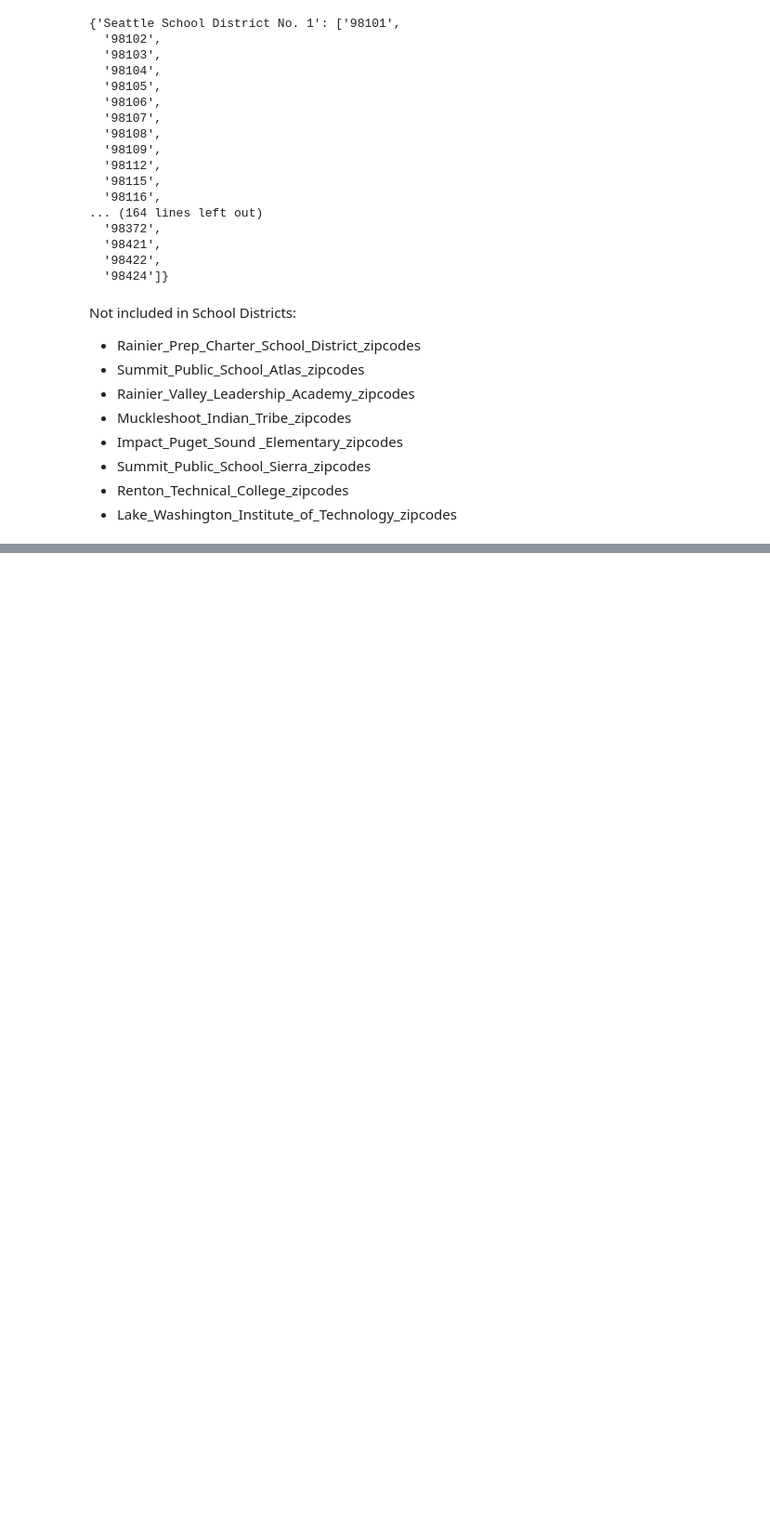
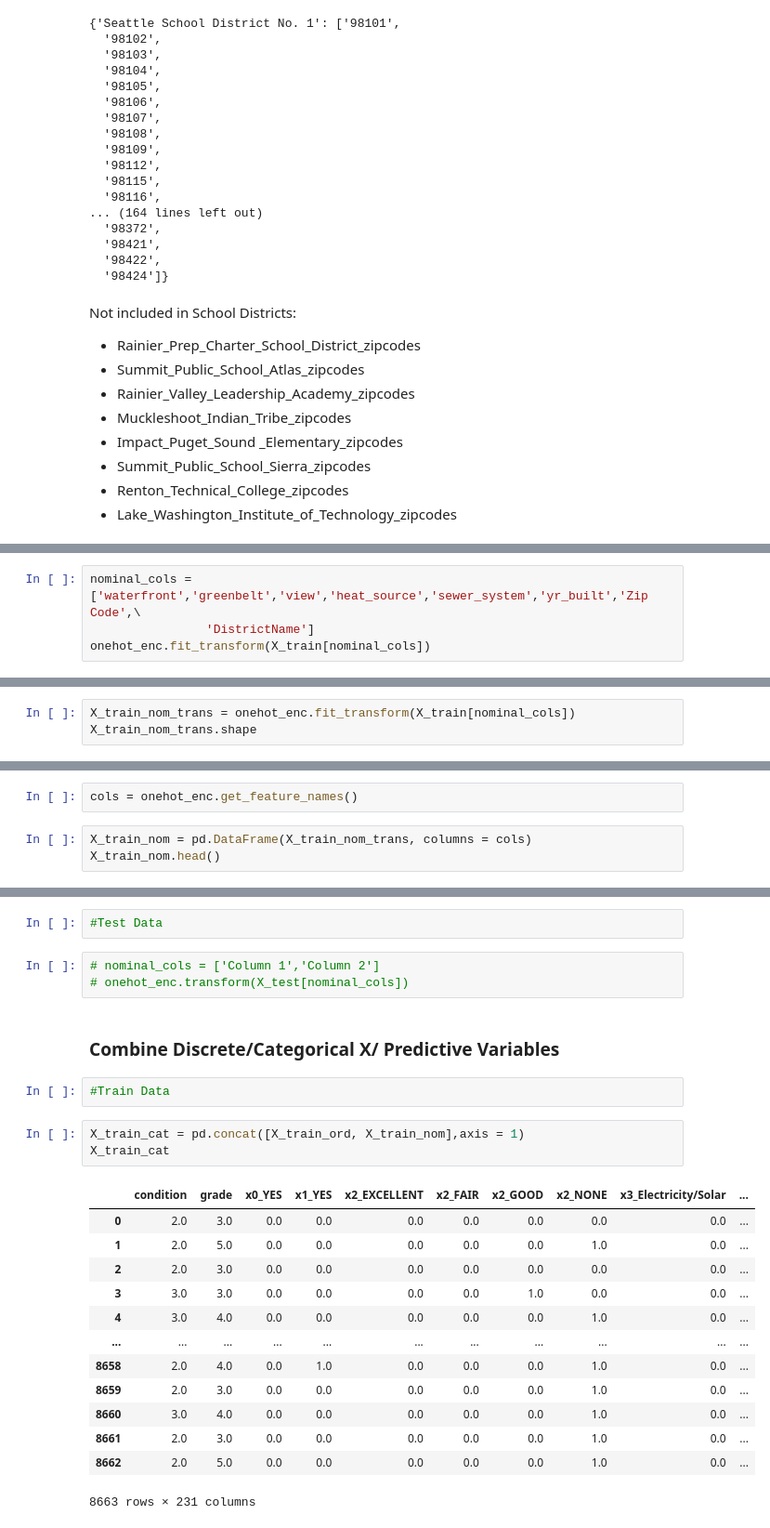
Before and after one commit to aokdata/King-County-House-Sales-, a Jupyter notebook: Aidan/Aidan Workbook.ipynb, the cells around one changed output, grey strips where cells are left out. Shown at 93% size. Cells and saved outputs as stored; diff of their text form; blank space fills up the shorter version.

```diff
--- a/Aidan/Aidan Workbook.ipynb
+++ b/Aidan/Aidan Workbook.ipynb
@@ -672,0 +840,4 @@ Not included in School Districts:<br>
+# %%
+nominal_cols = ['waterfront','greenbelt','view','heat_source','sewer_system','yr_built','Zip Code',\
+                'DistrictName']
+onehot_enc.fit_transform(X_train[nominal_cols])
@@ -672,0 +852,3 @@ Not included in School Districts:<br>
+# %%
+X_train_nom_trans = onehot_enc.fit_transform(X_train[nominal_cols])
+X_train_nom_trans.shape
@@ -672,0 +857,5 @@ Not included in School Districts:<br>
+# %%
+cols = onehot_enc.get_feature_names()
+# %%
+X_train_nom = pd.DataFrame(X_train_nom_trans, columns = cols)
+X_train_nom.head()
@@ -672,0 +869,26 @@ Not included in School Districts:<br>
+# %%
+#Test Data
+# %%
+# nominal_cols = ['Column 1','Column 2']
+# onehot_enc.transform(X_test[nominal_cols])
+# %% [markdown]
+### Combine Discrete/Categorical X/ Predictive Variables
+# %%
+#Train Data
+# %%
+X_train_cat = pd.concat([X_train_ord, X_train_nom],axis = 1)
+X_train_cat
+# %% [output]
+|  | condition | grade | x0_YES | x1_YES | x2_EXCELLENT | x2_FAIR | x2_GOOD | x2_NONE | x3_Electricity/Solar | ... |
+| 0 | 2.0 | 3.0 | 0.0 | 0.0 | 0.0 | 0.0 | 0.0 | 0.0 | 0.0 | ... |
+| 1 | 2.0 | 5.0 | 0.0 | 0.0 | 0.0 | 0.0 | 0.0 | 1.0 | 0.0 | ... |
+| 2 | 2.0 | 3.0 | 0.0 | 0.0 | 0.0 | 0.0 | 0.0 | 0.0 | 0.0 | ... |
+| 3 | 3.0 | 3.0 | 0.0 | 0.0 | 0.0 | 0.0 | 1.0 | 0.0 | 0.0 | ... |
+| 4 | 3.0 | 4.0 | 0.0 | 0.0 | 0.0 | 0.0 | 0.0 | 1.0 | 0.0 | ... |
+| ... | ... | ... | ... | ... | ... | ... | ... | ... | ... | ... |
+| 8658 | 2.0 | 4.0 | 0.0 | 1.0 | 0.0 | 0.0 | 0.0 | 1.0 | 0.0 | ... |
+| 8659 | 2.0 | 3.0 | 0.0 | 0.0 | 0.0 | 0.0 | 0.0 | 1.0 | 0.0 | ... |
+| 8660 | 3.0 | 4.0 | 0.0 | 0.0 | 0.0 | 0.0 | 0.0 | 1.0 | 0.0 | ... |
+| 8661 | 2.0 | 3.0 | 0.0 | 0.0 | 0.0 | 0.0 | 0.0 | 1.0 | 0.0 | ... |
+| 8662 | 2.0 | 5.0 | 0.0 | 0.0 | 0.0 | 0.0 | 0.0 | 1.0 | 0.0 | ... |
+8663 rows × 231 columns
```
Also changed, not shown: parts of 71 cells of this notebook, 1 other file.
